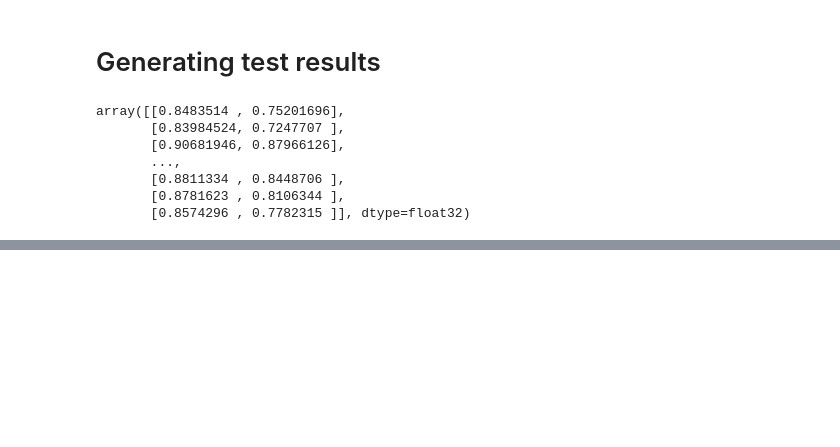
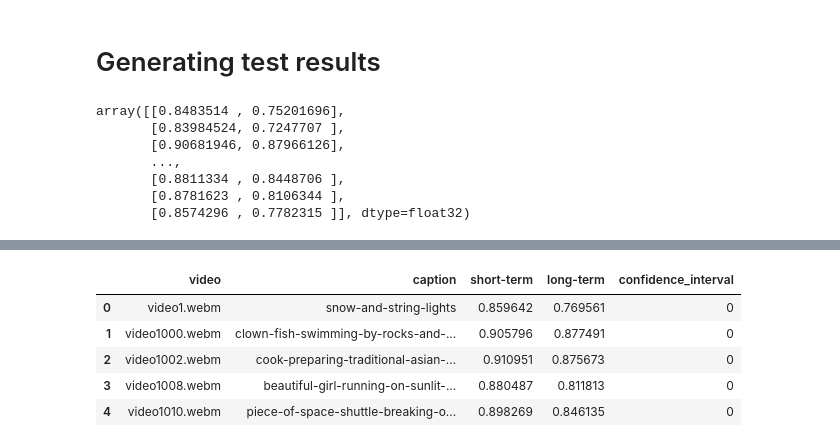
Before and after one commit to stonemason11/multimedia_2018, a Jupyter notebook: Prediction with captions using embedding layer.ipynb, the cells around one changed output, grey strips where cells are left out. Drawn from its saved outputs; the diff is of its cells as text; code cells hidden in the pictures; blank space fills up the shorter version.

```diff
--- a/Prediction with captions using embedding layer.ipynb
+++ b/Prediction with captions using embedding layer.ipynb
@@ -366,0 +369,13 @@ plt.show()
+# %%
+df_cap_test['short-term'] = Y_pred[:,0]
+df_cap_test['long-term'] = Y_pred[:,1]
+df_cap_test['confidence_interval'] = 0 # not meaningful, this is required but not used for performance evaluation
+# %%
+df_cap_test.head()
+# %% [output]
+|  | video | caption | short-term | long-term | confidence_interval |
+| 0 | video1.webm | snow-and-string-lights | 0.859642 | 0.769561 | 0 |
+| 1 | video1000.webm | clown-fish-swimming-by-rocks-and-... | 0.905796 | 0.877491 | 0 |
+| 2 | video1002.webm | cook-preparing-traditional-asian-... | 0.910951 | 0.875673 | 0 |
+| 3 | video1008.webm | beautiful-girl-running-on-sunlit-... | 0.880487 | 0.811813 | 0 |
+| 4 | video1010.webm | piece-of-space-shuttle-breaking-o... | 0.898269 | 0.846135 | 0 |
```
Also changed, not shown: parts of 14 cells of this notebook, 29 other files.
